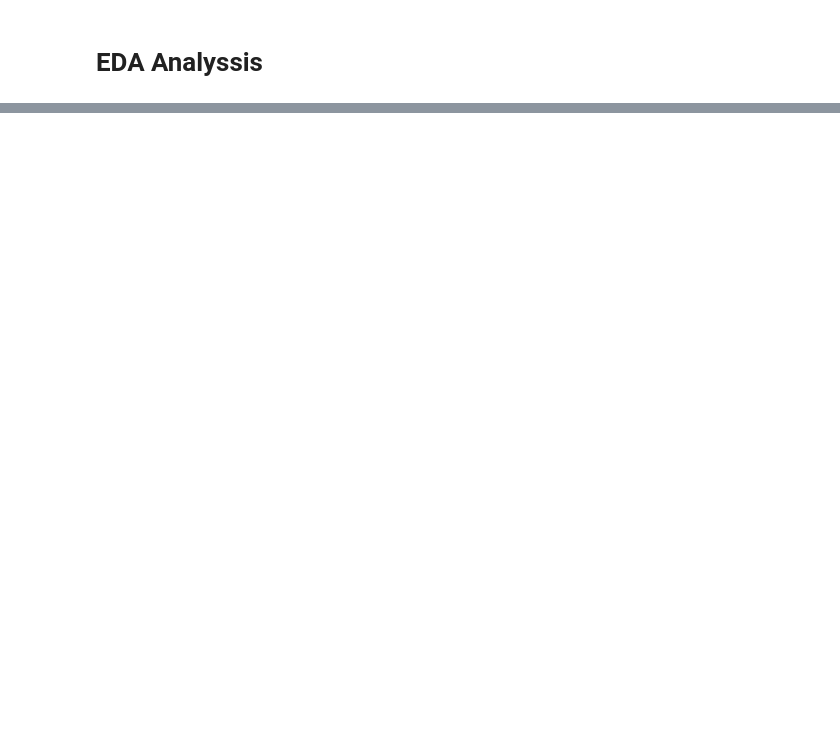
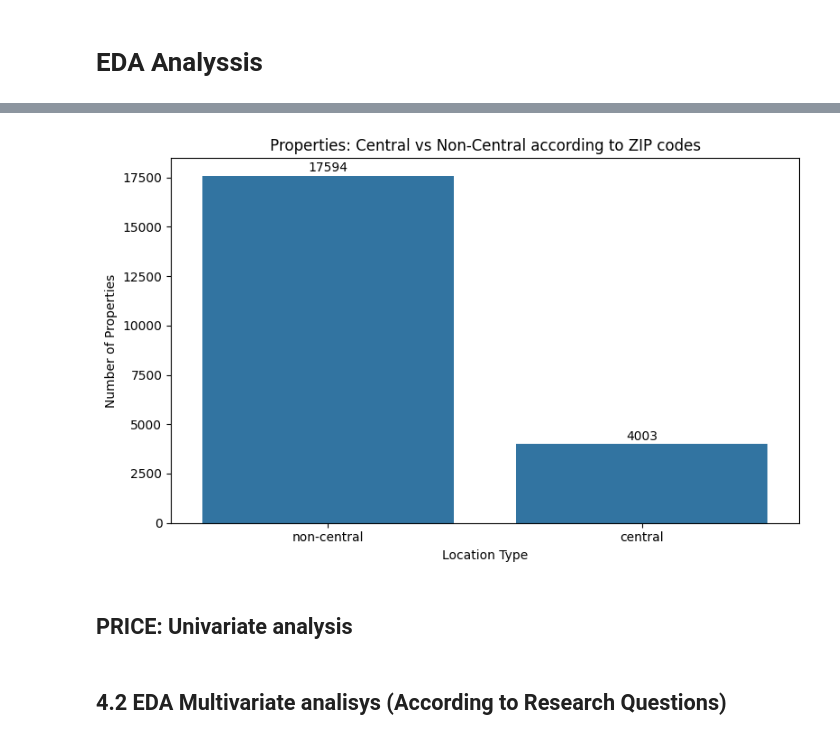
Before and after one commit to vaneyepes/eda_realstate, a Jupyter notebook: eda_visual_seattle.ipynb, the cells around one changed output, grey strips where cells are left out. Saved outputs shown, nothing was run; the diff lists cells and outputs as text; code cells hidden in the pictures; blank space fills up the shorter version.

Commit message:
updated EDA with Univariate vis

```diff
--- a/eda_visual_seattle.ipynb
+++ b/eda_visual_seattle.ipynb
@@ -21,0 +86,12 @@ df.head()
+# %%
+# Define central zip codes
+central_zipcodes = [
+    98101, 98104, 98105, 98109, 98121, 98122, 98154, 98164,  # Downtown
+    98103, 98107, 98115, 98117,                             # North/Central Seattle
+    98118, 98144, 98106, 98108                              # South Seattle (inner)
+]
+
+# Create new column 'location_type'
+df['location_type'] = df['zipcode'].apply(lambda z: 'central' if z in central_zipcodes else 'non-central')
+
+df.head()
@@ -21,0 +106,22 @@ df.head()
+# %%
+plt.figure(figsize=(8, 5))
+ax = sns.countplot(data=df, x='location_type')
+plt.title('Properties: Central vs Non-Central according to ZIP codes')
+plt.xlabel('Location Type')
+plt.ylabel('Number of Properties')
+
+# Add value labels on top of bars
+for p in ax.patches:
+    height = int(p.get_height())
+    ax.annotate(f'{height}',
+                (p.get_x() + p.get_width() / 2, height + 50),
+                ha='center', va='bottom')
+
+plt.tight_layout()
+plt.show()
+# %% [output]
+[figure, added]
+# %% [markdown]
+## PRICE: Univariate analysis
+# %% [markdown]
+## 4.2 EDA Multivariate analisys (According to Research Questions)
```
Also changed, not shown: parts of 12 cells of this notebook, 2 other files.
